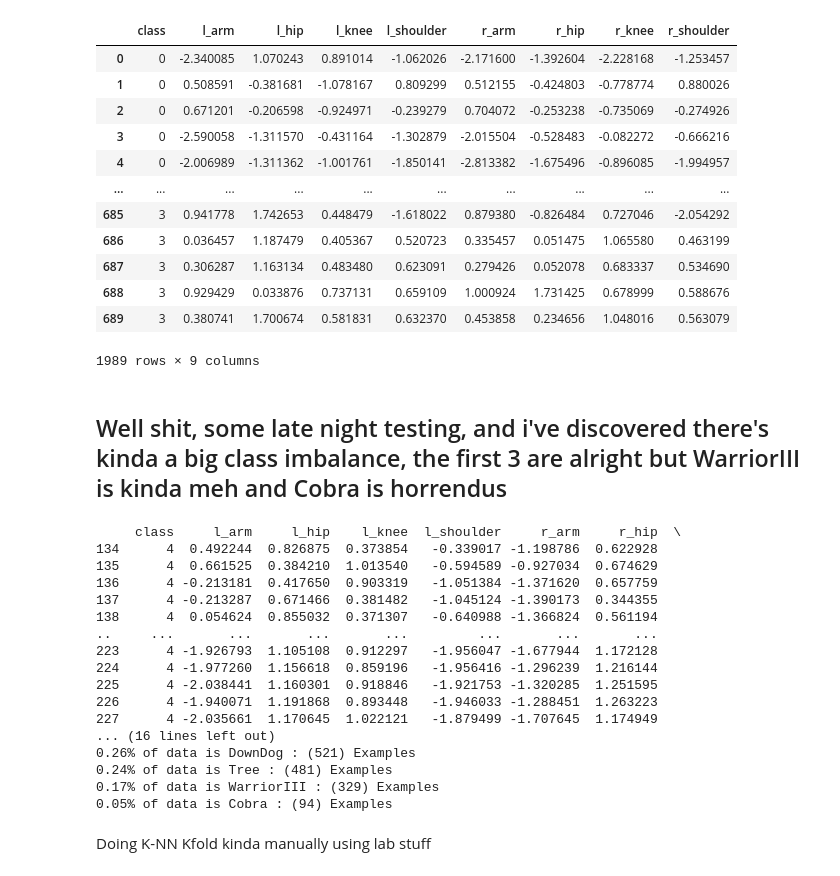
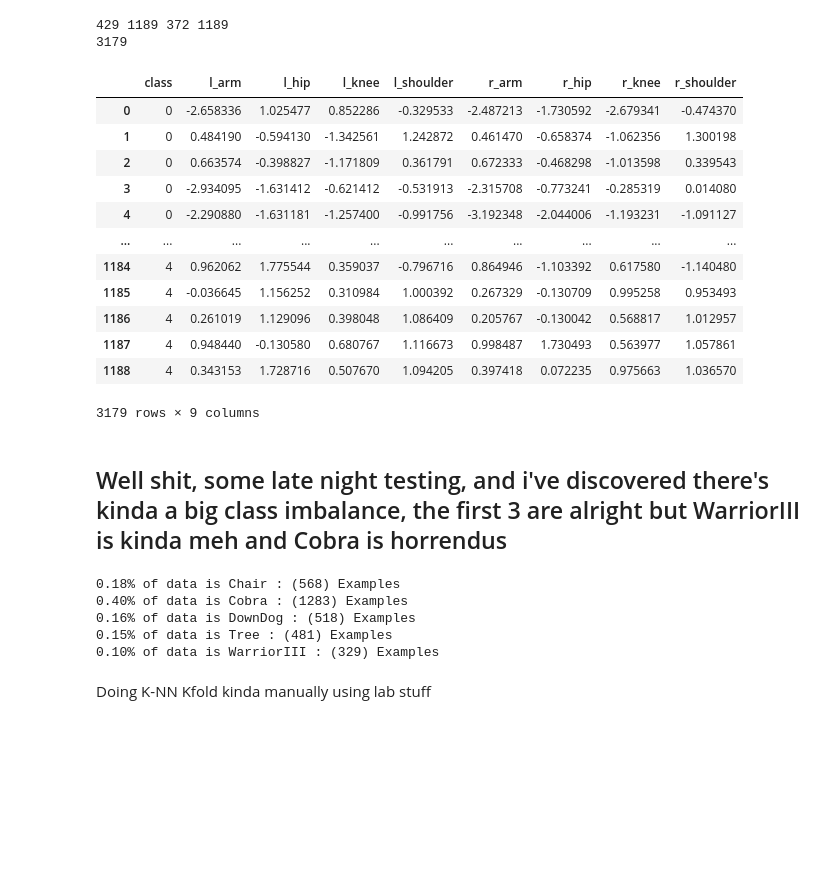
Before and after one commit to sogoodmo/ZenAI-3YP, a Jupyter notebook: JupyterNotebooks/K-NN.ipynb, the cells around one changed output. Saved outputs shown, nothing was run; the diff lists cells and outputs as text; code cells hidden in the pictures; blank space fills up the shorter version.

Commit message:
re-proccessed Y82 now too many cobras wtf

```diff
--- a/JupyterNotebooks/K-NN.ipynb
+++ b/JupyterNotebooks/K-NN.ipynb
@@ -5,73 +5,63 @@ from sklearn.model_selection import KFold
 from sklearn.model_selection import cross_val_score
 import numpy as np
 
-is_mac = True
+is_mac = False
 
 path = 'C:\\Users\\moham\\Desktop\\Third Year Project\\Dataset\\' if not is_mac else '../Dataset/'
 
 columns = ['class','l_shoulder','r_shoulder','l_arm','r_arm','l_hip','r_hip','l_knee','r_knee']
 
 
 y82_test = pd.read_csv(path+'y82_testing.csv', header=None)
 y82_train = pd.read_csv(path+'y82_training.csv', header=None)
 L_test = pd.read_csv(path+'L_testing.csv', header=None)
 L_train = pd.read_csv(path+'y82_training.csv', header=None)
 
+print(len(y82_test), len(y82_train), len(L_test), len(L_train))
 df = pd.concat([y82_train, y82_test, L_test, L_train])
-
+print(len(df))
 df.columns = columns
 
 mean = df.mean()
 std = df.std()
 
 labels = df['class']
 
 # Standardizing data
 df = (df - mean) / std
 
 # add the label back in factorize
 df['class'] = labels
 df['class'], classes = pd.factorize(df['class'])
 classes = list(classes)
 df
 # %% [output]
+429 1189 372 1189
+3179
 |  | class | l_arm | l_hip | l_knee | l_shoulder | r_arm | r_hip | r_knee | r_shoulder |
-| 0 | 0 | -2.340085 | 1.070243 | 0.891014 | -1.062026 | -2.171600 | -1.392604 | -2.228168 | -1.253457 |
-| 1 | 0 | 0.508591 | -0.381681 | -1.078167 | 0.809299 | 0.512155 | -0.424803 | -0.778774 | 0.880026 |
-| 2 | 0 | 0.671201 | -0.206598 | -0.924971 | -0.239279 | 0.704072 | -0.253238 | -0.735069 | -0.274926 |
-| 3 | 0 | -2.590058 | -1.311570 | -0.431164 | -1.302879 | -2.015504 | -0.528483 | -0.082272 | -0.666216 |
-| 4 | 0 | -2.006989 | -1.311362 | -1.001761 | -1.850141 | -2.813382 | -1.675496 | -0.896085 | -1.994957 |
+| 0 | 0 | -2.658336 | 1.025477 | 0.852286 | -0.329533 | -2.487213 | -1.730592 | -2.679341 | -0.474370 |
+| 1 | 0 | 0.484190 | -0.594130 | -1.342561 | 1.242872 | 0.461470 | -0.658374 | -1.062356 | 1.300198 |
+| 2 | 0 | 0.663574 | -0.398827 | -1.171809 | 0.361791 | 0.672333 | -0.468298 | -1.013598 | 0.339543 |
+| 3 | 0 | -2.934095 | -1.631412 | -0.621412 | -0.531913 | -2.315708 | -0.773241 | -0.285319 | 0.014080 |
+| 4 | 0 | -2.290880 | -1.631181 | -1.257400 | -0.991756 | -3.192348 | -2.044006 | -1.193231 | -1.091127 |
 | ... | ... | ... | ... | ... | ... | ... | ... | ... | ... |
-| 685 | 3 | 0.941778 | 1.742653 | 0.448479 | -1.618022 | 0.879380 | -0.826484 | 0.727046 | -2.054292 |
-| 686 | 3 | 0.036457 | 1.187479 | 0.405367 | 0.520723 | 0.335457 | 0.051475 | 1.065580 | 0.463199 |
-| 687 | 3 | 0.306287 | 1.163134 | 0.483480 | 0.623091 | 0.279426 | 0.052078 | 0.683337 | 0.534690 |
-| 688 | 3 | 0.929429 | 0.033876 | 0.737131 | 0.659109 | 1.000924 | 1.731425 | 0.678999 | 0.588676 |
-| 689 | 3 | 0.380741 | 1.700674 | 0.581831 | 0.632370 | 0.453858 | 0.234656 | 1.048016 | 0.563079 |
+| 1184 | 4 | 0.962062 | 1.775544 | 0.359037 | -0.796716 | 0.864946 | -1.103392 | 0.617580 | -1.140480 |
+| 1185 | 4 | -0.036645 | 1.156252 | 0.310984 | 1.000392 | 0.267329 | -0.130709 | 0.995258 | 0.953493 |
+| 1186 | 4 | 0.261019 | 1.129096 | 0.398048 | 1.086409 | 0.205767 | -0.130042 | 0.568817 | 1.012957 |
+| 1187 | 4 | 0.948440 | -0.130580 | 0.680767 | 1.116673 | 0.998487 | 1.730493 | 0.563977 | 1.057861 |
+| 1188 | 4 | 0.343153 | 1.728716 | 0.507670 | 1.094205 | 0.397418 | 0.072235 | 0.975663 | 1.036570 |
-1989 rows × 9 columns
+3179 rows × 9 columns
 # %% [markdown]
 ## Well shit, some late night testing, and i've discovered there's kinda a big class imbalance, the first 3 are alright but WarriorIII is kinda meh and Cobra is horrendus
 # %%
-print(df[df['class'] == 4])
 for i, c in enumerate(classes):
     print(f"{len(df[df['class'] == i])/len(df):.2f}% of data is {c} : ({len(df[df['class'] == i])}) Examples")
 # %% [output]
-     class     l_arm     l_hip    l_knee  l_shoulder     r_arm     r_hip  \
-134      4  0.492244  0.826875  0.373854   -0.339017 -1.198786  0.622928
-135      4  0.661525  0.384210  1.013540   -0.594589 -0.927034  0.674629
-136      4 -0.213181  0.417650  0.903319   -1.051384 -1.371620  0.657759
-137      4 -0.213287  0.671466  0.381482   -1.045124 -1.390173  0.344355
-138      4  0.054624  0.855032  0.371307   -0.640988 -1.366824  0.561194
-..     ...       ...       ...       ...         ...       ...       ...
-223      4 -1.926793  1.105108  0.912297   -1.956047 -1.677944  1.172128
-224      4 -1.977260  1.156618  0.859196   -1.956416 -1.296239  1.216144
-225      4 -2.038441  1.160301  0.918846   -1.921753 -1.320285  1.251595
-226      4 -1.940071  1.191868  0.893448   -1.946033 -1.288451  1.263223
-227      4 -2.035661  1.170645  1.022121   -1.879499 -1.707645  1.174949
-... (16 lines left out)
-0.26% of data is DownDog : (521) Examples
-0.24% of data is Tree : (481) Examples
-0.17% of data is WarriorIII : (329) Examples
-0.05% of data is Cobra : (94) Examples
+0.18% of data is Chair : (568) Examples
+0.40% of data is Cobra : (1283) Examples
+0.16% of data is DownDog : (518) Examples
+0.15% of data is Tree : (481) Examples
+0.10% of data is WarriorIII : (329) Examples
 # %% [markdown]
 Doing K-NN Kfold kinda manually using lab stuff
 # %%
```
Also changed, not shown: 6 other files.
